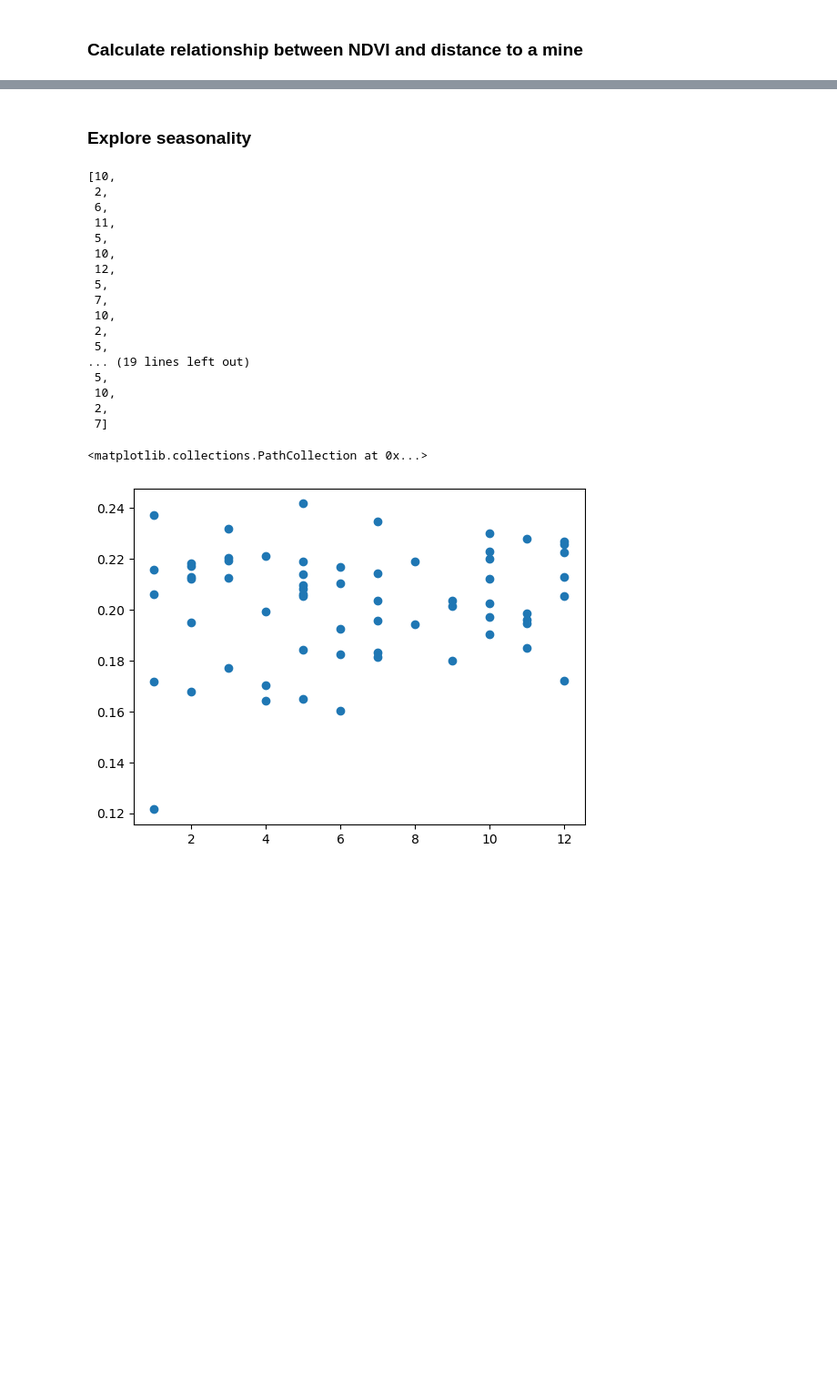
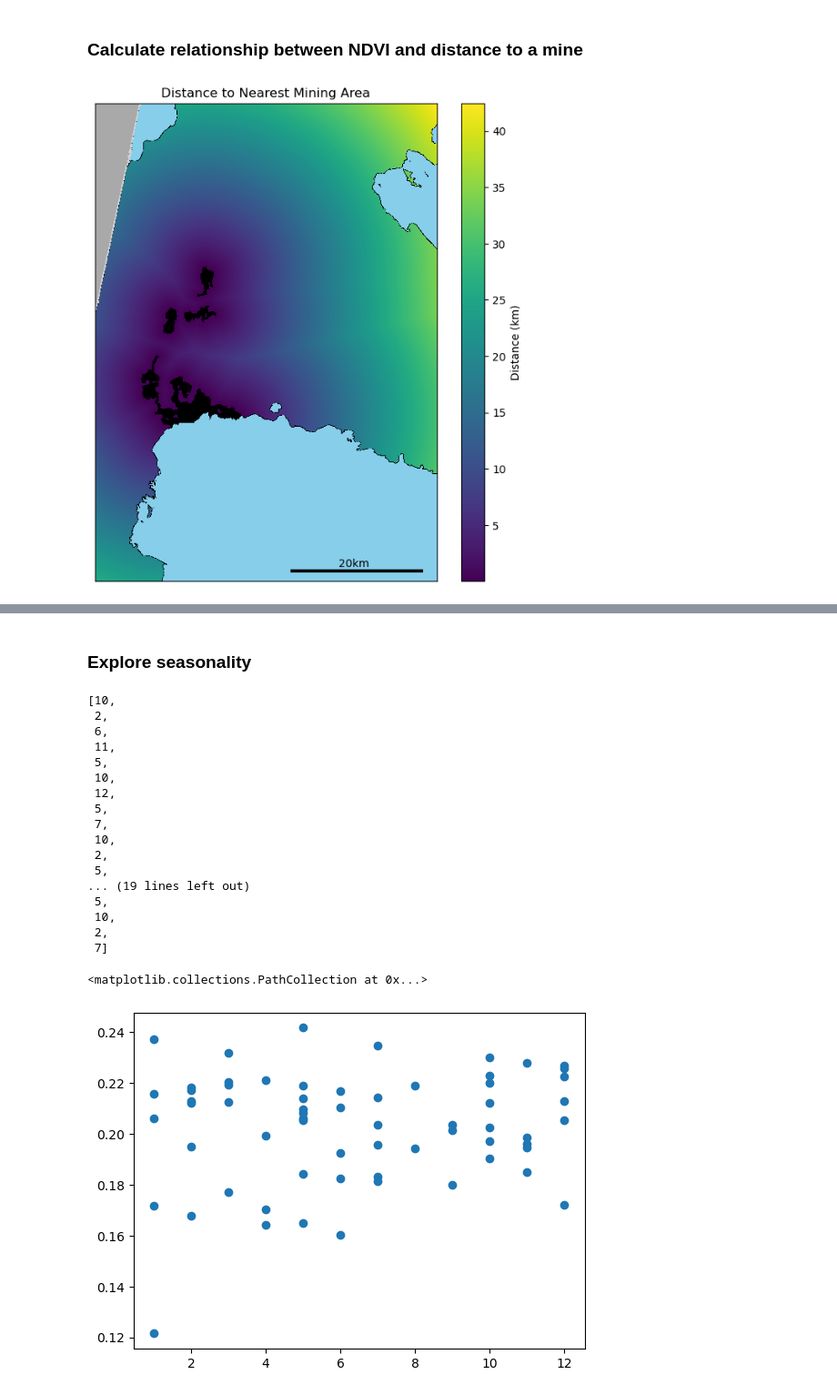
Before and after one commit to alterandos/wedabaywatch, a Jupyter notebook: pixel_regression.ipynb, the cells around one changed output, grey strips where cells are left out. Shown at 91% size. Cells and saved outputs as stored; diff of their text form; code cells hidden in the pictures; blank space fills up the shorter version.

```diff
--- a/pixel_regression.ipynb
+++ b/pixel_regression.ipynb
@@ -183,2 +138,59 @@ for y in range(H):
 # %% [markdown]
 ### Calculate relationship between NDVI and distance to a mine
+# %%
+final_state_blobbed = classification.clean_small_regions(final_state, min_size= 1000)
+
+final_state_no_cleared = np.where(final_state_blobbed == 2,1, final_state_blobbed)
+
+final_state_blobbed[1700:,] = final_state_no_cleared[1700:,]
+# %%
+import numpy as np
+import matplotlib.pyplot as plt
+import matplotlib.colors as mcolors
+
+# --- Prepare data ---
+final_state_ocean_na = np.where(final_state_blobbed == 22, np.nan, final_state_blobbed)
+
+classes = {
+    3: ("Cloud", "lightgrey"),
+    1: ("Jungle", "black"),
+    2: ("Cleared Land", "black"),
+    0: ("Ocean", "skyblue"),
+    254: ("No data", "darkgrey"),
+}
+
+vals, info = zip(*sorted(classes.items()))
+names, cols = zip(*info)
+
+class_cmap = mcolors.ListedColormap(cols)
+class_norm = mcolors.BoundaryNorm([v - 0.5 for v in vals] + [vals[-1] + 0.5], len(vals))
+
+remaining_class_values = np.unique(final_state_ocean_na)
+class_labels = [classes[c][0] for c in remaining_class_values[remaining_class_values >= 0]]
+
+# --- Plot ---
+fig, ax = plt.subplots(figsize=(8, 8))
+
+# Class image
+ax.imshow(final_state_ocean_na, cmap=class_cmap, norm=class_norm)
+
+# Distance overlay
+im_dist = ax.imshow(dist_blobbed*30/1000, cmap='viridis')  # pixels -> km
+fig.colorbar(im_dist, ax=ax, label='Distance (km)')
+
+ax.set_title('Distance to Nearest Mining Area')
+ax.set_xticks([])  # turn off x-axis
+ax.set_yticks([])  # turn off y-axis
+
+# Scale bar
+pixel_size = 30  # meters per pixel
+scalebar_length_m = 20000
+scalebar_length_px = scalebar_length_m / pixel_size
+
+
+# Your custom add_scalebar function (assumes it’s defined somewhere)
+pixel_regression.add_scalebar(ax, scalebar_length_px, label = "20km")
+
+plt.savefig('output/plots/distance_heatmap.svg')
+# %% [output]
+[figure, added]
```
Also changed, not shown: parts of 14 cells of this notebook, 13 other files.
